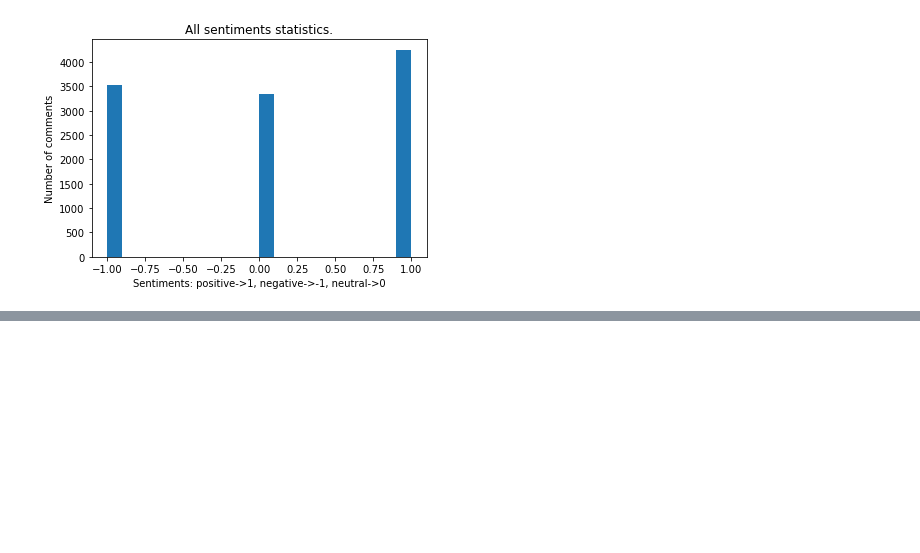
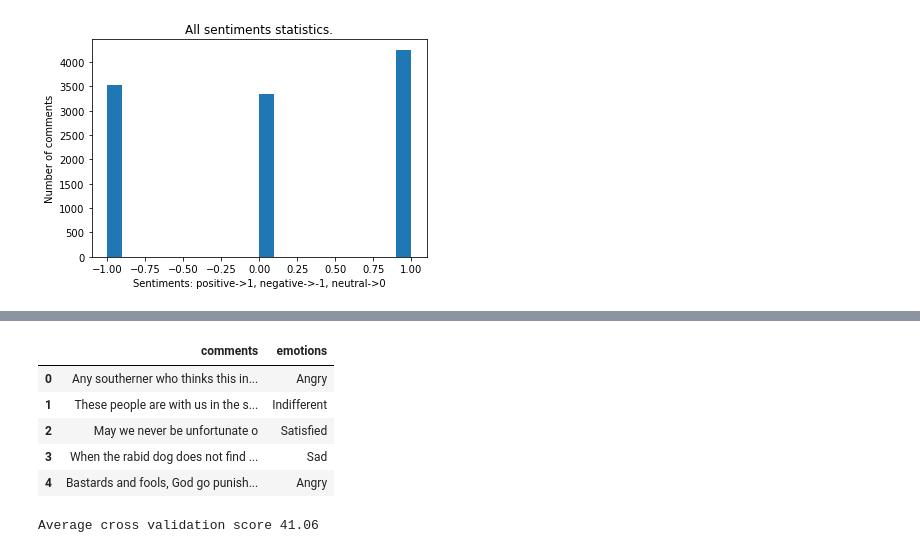
Before and after one commit to Yodeman/social_media_behaviour, a Jupyter notebook: sentiments/sentiment_visualization.ipynb, the cells around one changed output, grey strips where cells are left out. Cells and saved outputs as stored; diff of their text form; code cells hidden in the pictures; blank space fills up the shorter version.

```diff
--- a/sentiments/sentiment_visualization.ipynb
+++ b/sentiments/sentiment_visualization.ipynb
@@ -135,0 +138,34 @@ plt.show()
+# %%
+# classify based on emotions using the below thresholds.
+"""
+-0.75 to -1    -  Angry
+-0.5 to  -0.74 -  Frustrated
+-0.25 to -0.49 -  Sad
+-0.01 to -0.24 -  Dissatisfied/Confused
+0 to 0.25      -  Indifferent
+0.26 to 0.5    -  Satisfied
+0.51 to 0.75   -  Happy
+0.76 to 1.0    -  Thrilled
+"""
+def add_emotions(data):
+    emotions = []
+    for i in data['compound']:
+        j = round(i,2)
+        if -1<=j<=-0.75:
+            emotions.append('Angry')
+        elif -0.74<=j<=-0.5:
+            emotions.append('Frustrated')
+        elif -0.49<=j<=-0.25:
+            emotions.append('Sad')
+        elif -0.24<=j<0:
+            emotions.append('Unsatisfied')
+        elif 0<=j<=0.25:
+            emotions.append('Indifferent')
+        elif 0.26<=j<=0.5:
+            emotions.append('Satisfied')
+        elif 0.51<=j<=0.75:
+            emotions.append('Happy')
+        elif 0.76<=j<=1.0:
+            emotions.append('Thrilled')
+    data['emotions'] = emotions
+    return data
@@ -135,0 +246,31 @@ plt.show()
+# %%
+all_emotion_data = pd.concat([politics_emotion_data, education_emotion_data, health_emotion_data], ignore_index=True)
+display(all_emotion_data.head())
+# %% [output]
+|  | comments | emotions |
+| 0 | Any southerner who thinks this in... | Angry |
+| 1 | These people are with us in the s... | Indifferent |
+| 2 | May we never be unfortunate o | Satisfied |
+| 3 | When the rabid dog does not find ... | Sad |
+| 4 | Bastards and fools, God go punish... | Angry |
+# %%
+y = all_emotion_data['emotions']
+X = all_emotion_data['comments'].apply(preprocess_tokenize)
+
+count_vector = CountVectorizer()
+
+training_set = count_vector.fit_transform(X)
+
+model = MultinomialNB()
+model.fit(training_set, y)
+
+encoder_model = {'encoder':count_vector, 'model':model}
+
+# check the accuracy of the model
+cv_score(model, training_set, y, 'accuracy', 10)
+
+# save encoder and model to file.
+with open('encoder_model', 'wb') as f:
+    pickle.dump(encoder_model, f)
+# %% [output]
+Average cross validation score 41.06
```
Also changed, not shown: parts of 13 cells of this notebook, 1 other file.
